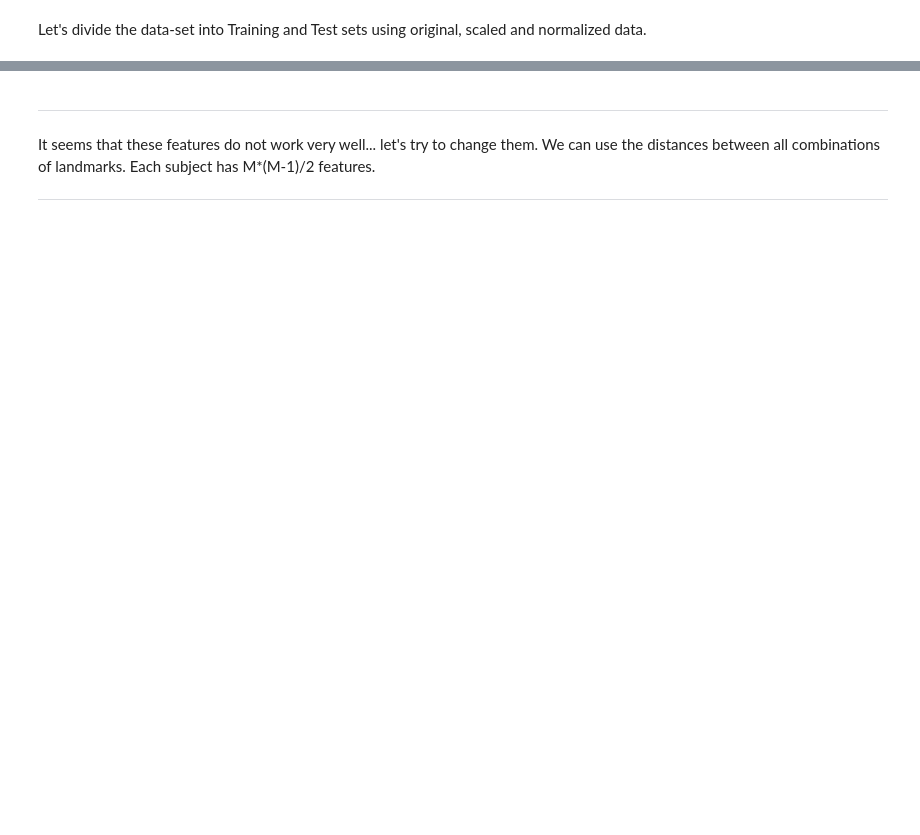
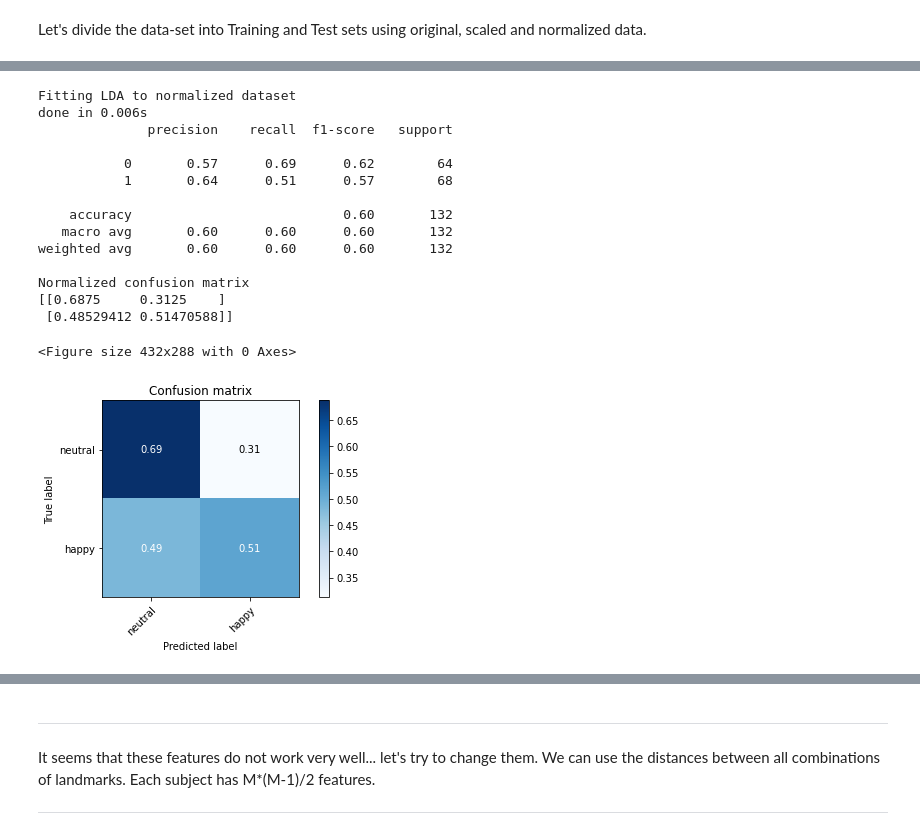
Before and after one commit to Eidantz/Machine-Learning-for-Bioimaging, a Jupyter notebook: TP2 - Supervised Learning/TP2_MachineLearning_BIM_1part_FEI.ipynb, the cells around one changed output, grey strips where cells are left out. Cells and saved outputs as stored; diff of their text form; code cells hidden in the pictures; blank space fills up the shorter version.

```diff
--- a/TP2 - Supervised Learning/TP2_MachineLearning_BIM_1part_FEI.ipynb
+++ b/TP2 - Supervised Learning/TP2_MachineLearning_BIM_1part_FEI.ipynb
@@ -260,11 +288,15 @@ print('Number of subjects N is: ', dist_average_scale.shape[0], ' ; number of fe
 scaler = StandardScaler()
 scaler.fit(dist_average)
 dist_average_scale=scaler.transform(dist_average)
+print('Scaler')
+print('Number of subjects N is: ', dist_average_scale.shape[0], ' ; number of features is: ',  dist_average_scale.shape[1] )
 
 
 # Normalize data (each feature will be scaled into the range 0,1)
 # https://scikit-learn.org/stable/modules/generated/sklearn.preprocessing.MinMaxScaler.html
 
 normalizer = MinMaxScaler()
-XXXXXXXXXXXXXXXXXX
-dist_average_normalize=XXXXXXXXXXXXXXXXXX
+normalizer.fit(dist_average)
+dist_average_normalize=normalizer.transform(dist_average)
+print('Normalizer')
+print('Number of subjects N is: ', dist_average_normalize.shape[0], ' ; number of features is: ',  dist_average_normalize.shape[1] )
@@ -320,3 +405,37 @@ XXXXXXXXXXXXXXXXXX
+# %%
+# Fitting LDA to normalized data
+print("Fitting LDA to normalized dataset")
+t0 = time()
+lda_normalize = LinearDiscriminantAnalysis()
+lda_normalize.fit(X_train_normalize, y_train_normalize)
+y_pred_normalize = lda_normalize.predict(X_test_normalize)
+print("done in %0.3fs" % (time() - t0))
+print(classification_report(y_test_normalize, y_pred_normalize))
+
+# Compute confusion matrix
+cnf_matrix_normalize = confusion_matrix(y_test_normalize, y_pred_normalize)
+
+# Plot normalized confusion matrix
+plt.figure()
+plot_confusion_matrix(cnf_matrix_normalize, classes=class_names, normalize=True)
+plt.show()
+# %% [output]
+Fitting LDA to normalized dataset
+done in 0.006s
+              precision    recall  f1-score   support
+
+           0       0.57      0.69      0.62        64
+           1       0.64      0.51      0.57        68
+
+    accuracy                           0.60       132
+   macro avg       0.60      0.60      0.60       132
+weighted avg       0.60      0.60      0.60       132
+
+Normalized confusion matrix
+[[0.6875     0.3125    ]
+ [0.48529412 0.51470588]]
+<Figure size 432x288 with 0 Axes>
+[figure, added]
 # %% [markdown]
 
 
```
Also changed, not shown: parts of 47 cells of this notebook, 3 other files.
